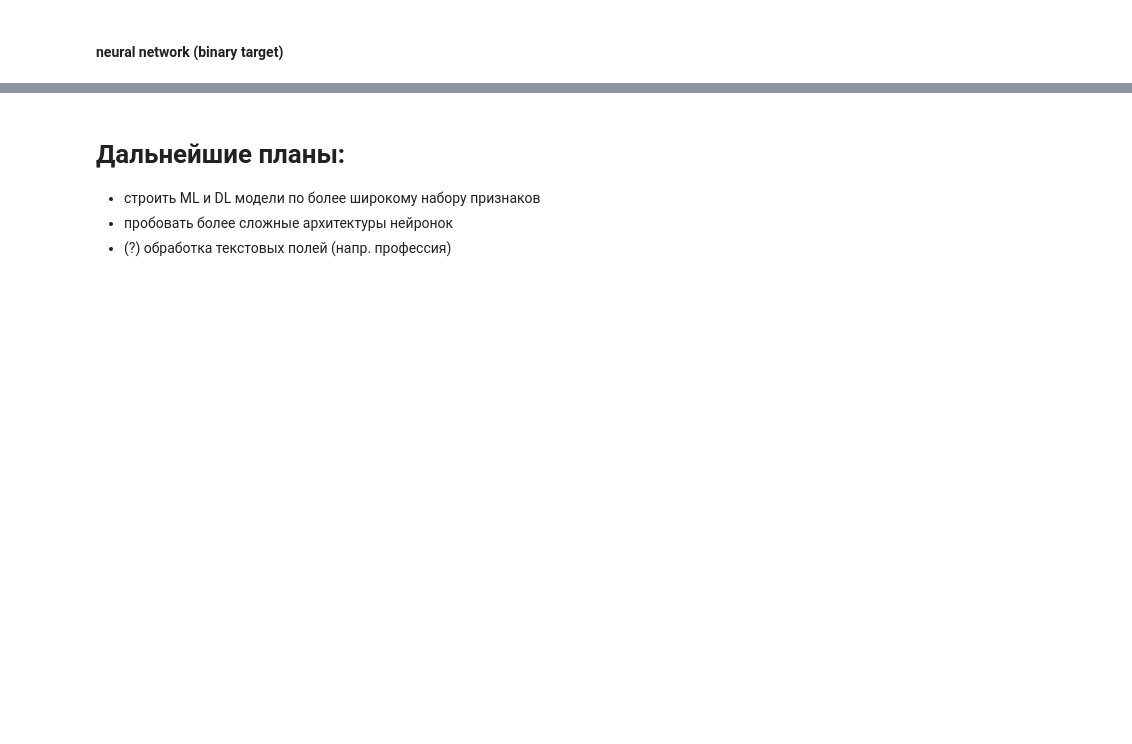
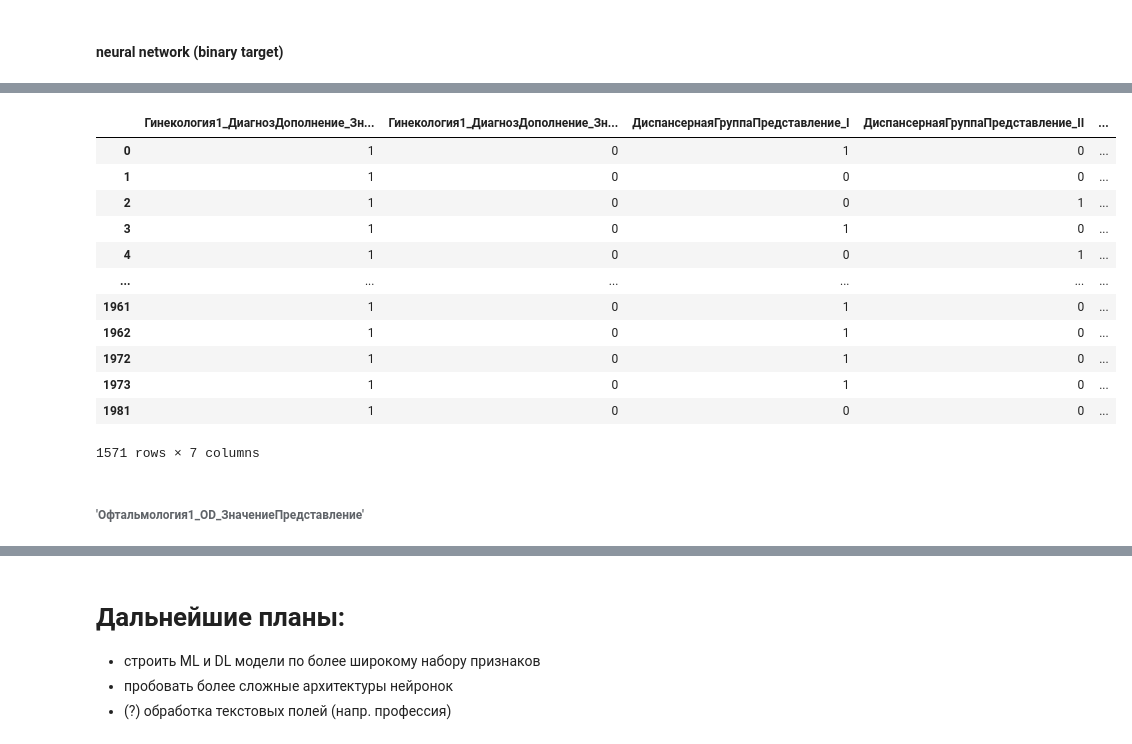
Before and after one commit to Untick/InspectrumClinic_RecSys, a Jupyter notebook: ArielChernyy/Inspectrum_clinic_new_dataset.ipynb, the cells around one changed output, grey strips where cells are left out. Saved outputs shown, nothing was run; the diff lists cells and outputs as text; code cells hidden in the pictures; blank space fills up the shorter version.

```diff
--- a/ArielChernyy/Inspectrum_clinic_new_dataset.ipynb
+++ b/ArielChernyy/Inspectrum_clinic_new_dataset.ipynb
@@ -1898,0 +2053,2 @@ array([0.89206349, 0.91401274, 0.91082803, 0.91401274, 0.88535032,
+# %%
+X_no_MKB = pd.DataFrame()
@@ -1898,0 +2093,4 @@ array([0.89206349, 0.91401274, 0.91082803, 0.91401274, 0.88535032,
+# %%
+aux = pd.DataFrame(np.where(data['Гинекология1_ДиагнозДополнение_ЗначениеПредставление'].isna(),1,0), columns = ['Гинекология1_ДиагнозДополнение_ЗначениеПредставление'+'_na'], index=data.index)
+aux['Гинекология1_ДиагнозДополнение_ЗначениеПредставление'+'_other'] = np.where(data['Гинекология1_ДиагнозДополнение_ЗначениеПредставление'].isna(),0,1)
+aux
@@ -1898,0 +2111,3 @@ array([0.89206349, 0.91401274, 0.91082803, 0.91401274, 0.88535032,
+# %%
+X_no_MKB = pd.concat([X_no_MKB, aux])
+X_no_MKB
@@ -1898,0 +2158,19 @@ array([0.89206349, 0.91401274, 0.91082803, 0.91401274, 0.88535032,
+# %%
+X_no_MKB = pd.concat([X_no_MKB, aux],axis=1)
+X_no_MKB
+# %% [output]
+|  | Гинекология1_ДиагнозДополнение_Зн... | Гинекология1_ДиагнозДополнение_Зн... | ДиспансернаяГруппаПредставление_I | ДиспансернаяГруппаПредставление_II | ... |
+| 0 | 1 | 0 | 1 | 0 | ... |
+| 1 | 1 | 0 | 0 | 0 | ... |
+| 2 | 1 | 0 | 0 | 1 | ... |
+| 3 | 1 | 0 | 1 | 0 | ... |
+| 4 | 1 | 0 | 0 | 1 | ... |
+| ... | ... | ... | ... | ... | ... |
+| 1961 | 1 | 0 | 1 | 0 | ... |
+| 1962 | 1 | 0 | 1 | 0 | ... |
+| 1972 | 1 | 0 | 1 | 0 | ... |
+| 1973 | 1 | 0 | 1 | 0 | ... |
+| 1981 | 1 | 0 | 0 | 0 | ... |
+1571 rows × 7 columns
+# %% [markdown]
+###### 'Офтальмология1_OD_ЗначениеПредставление'
```
Also changed, not shown: parts of 262 cells of this notebook.
